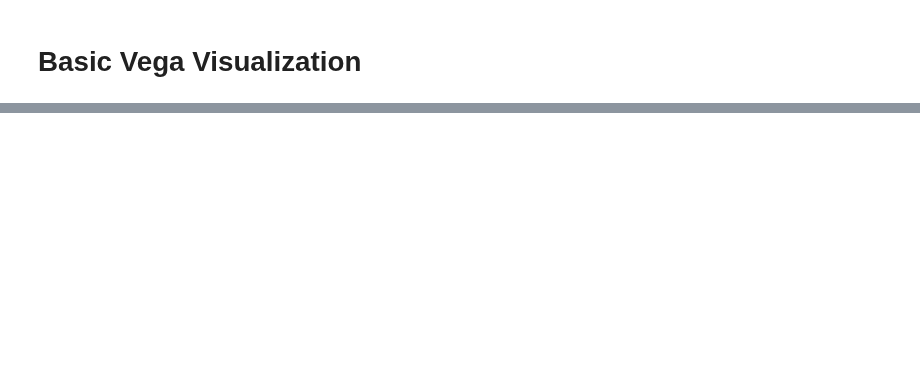
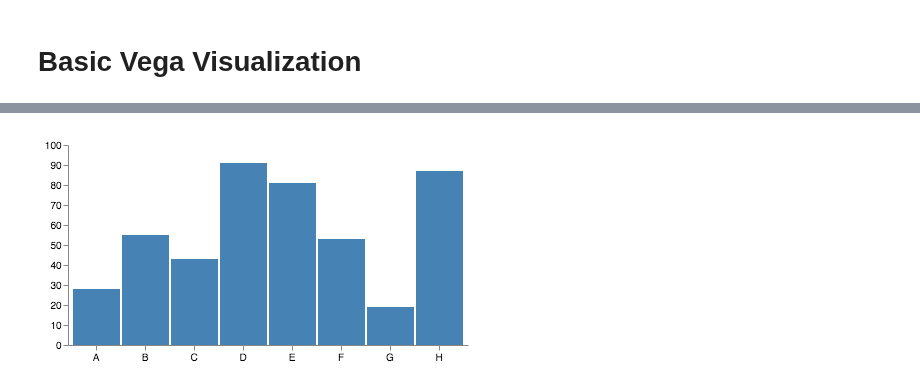
Before and after one commit to vega/ipyvega, a Jupyter notebook: notebooks/Vega.ipynb, the cells around one changed output, grey strips where cells are left out. Drawn from its saved outputs; the diff is of its cells as text; code cells hidden in the pictures; blank space fills up the shorter version.

```diff
--- a/notebooks/Vega.ipynb
+++ b/notebooks/Vega.ipynb
@@ -69,0 +5,97 @@ Vega({
+# %%
+Vega({
+  "$schema": "https://vega.github.io/schema/vega/v3.0.json",
+  "width": 400,
+  "height": 200,
+  "padding": 5,
+
+  "data": [
+    {
+      "name": "table",
+      "values": [
+        {"category": "A", "amount": 28},
+        {"category": "B", "amount": 55},
+        {"category": "C", "amount": 43},
+        {"category": "D", "amount": 91},
+        {"category": "E", "amount": 81},
+        {"category": "F", "amount": 53},
+        {"category": "G", "amount": 19},
+        {"category": "H", "amount": 87}
+      ]
+    }
+  ],
+
+  "signals": [
+    {
+      "name": "tooltip",
+      "value": {},
+      "on": [
+        {"events": "rect:mouseover", "update": "datum"},
+        {"events": "rect:mouseout",  "update": "{}"}
+      ]
+    }
+  ],
+
+  "scales": [
+    {
+      "name": "xscale",
+      "type": "band",
+      "domain": {"data": "table", "field": "category"},
+      "range": "width",
+      "padding": 0.05,
+      "round": True
+    },
+    {
+      "name": "yscale",
+      "domain": {"data": "table", "field": "amount"},
+      "nice": True,
+      "range": "height"
+    }
+  ],
+
+  "axes": [
+    { "orient": "bottom", "scale": "xscale" },
+    { "orient": "left", "scale": "yscale" }
+  ],
+
+  "marks": [
+    {
+      "type": "rect",
+      "from": {"data":"table"},
+      "encode": {
+        "enter": {
+          "x": {"scale": "xscale", "field": "category"},
+          "width": {"scale": "xscale", "band": 1},
+          "y": {"scale": "yscale", "field": "amount"},
+          "y2": {"scale": "yscale", "value": 0}
+        },
+        "update": {
+          "fill": {"value": "steelblue"}
+        },
+        "hover": {
+          "fill": {"value": "red"}
+        }
+      }
+    },
+    {
+      "type": "text",
+      "encode": {
+        "enter": {
+          "align": {"value": "center"},
+          "baseline": {"value": "bottom"},
+          "fill": {"value": "#333"}
+        },
+        "update": {
+          "x": {"scale": "xscale", "signal": "tooltip.category", "band": 0.5},
+          "y": {"scale": "yscale", "signal": "tooltip.amount", "offset": -2},
+          "text": {"signal": "tooltip.amount"},
+          "fillOpacity": [
+            {"test": "datum === tooltip", "value": 0},
+            {"value": 1}
+          ]
+        }
+      }
+    }
+  ]
+})
+# %% [output]
@@ -69,0 +103 @@ Vega({
+[figure, added]
```
Also changed, not shown: parts of 3 cells of this notebook, 23 other files.
